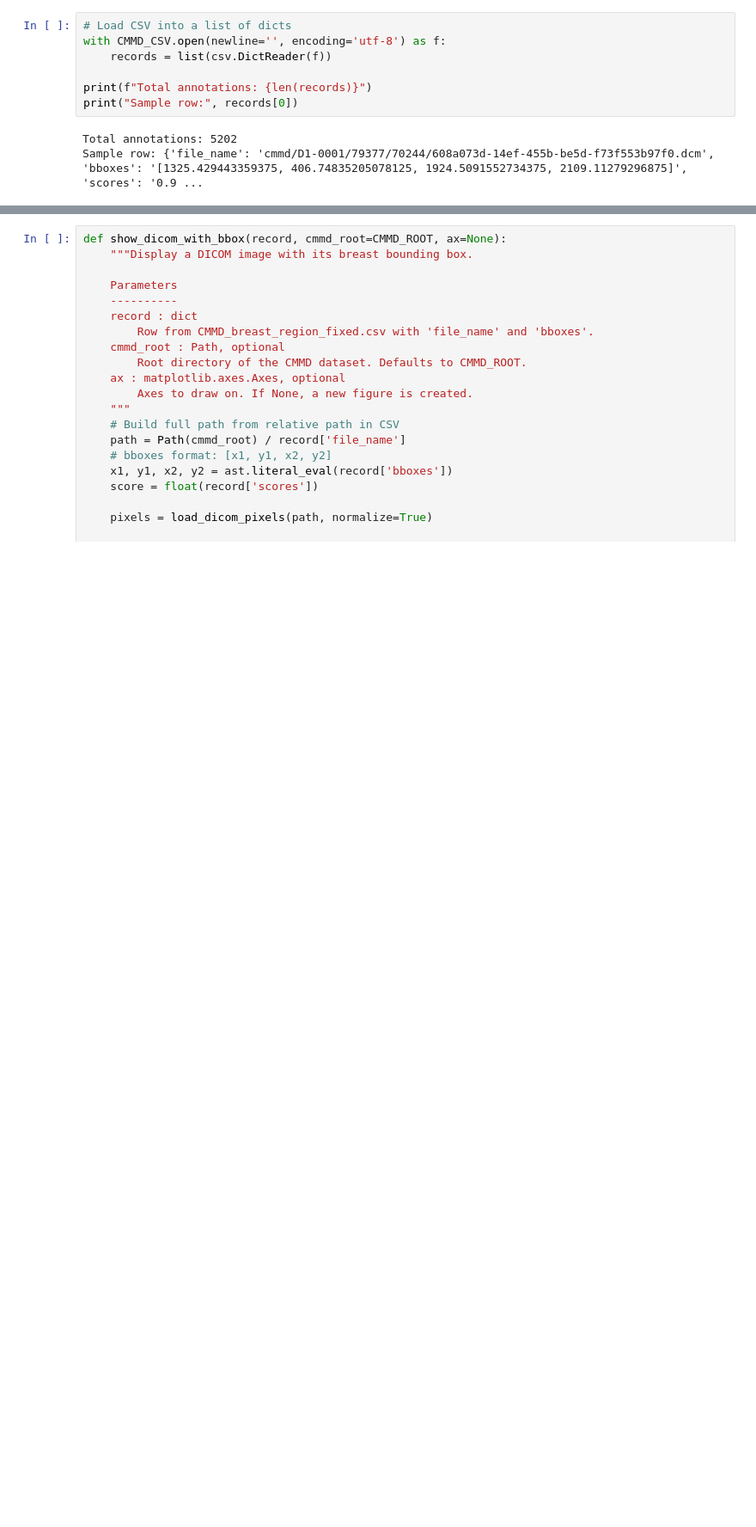
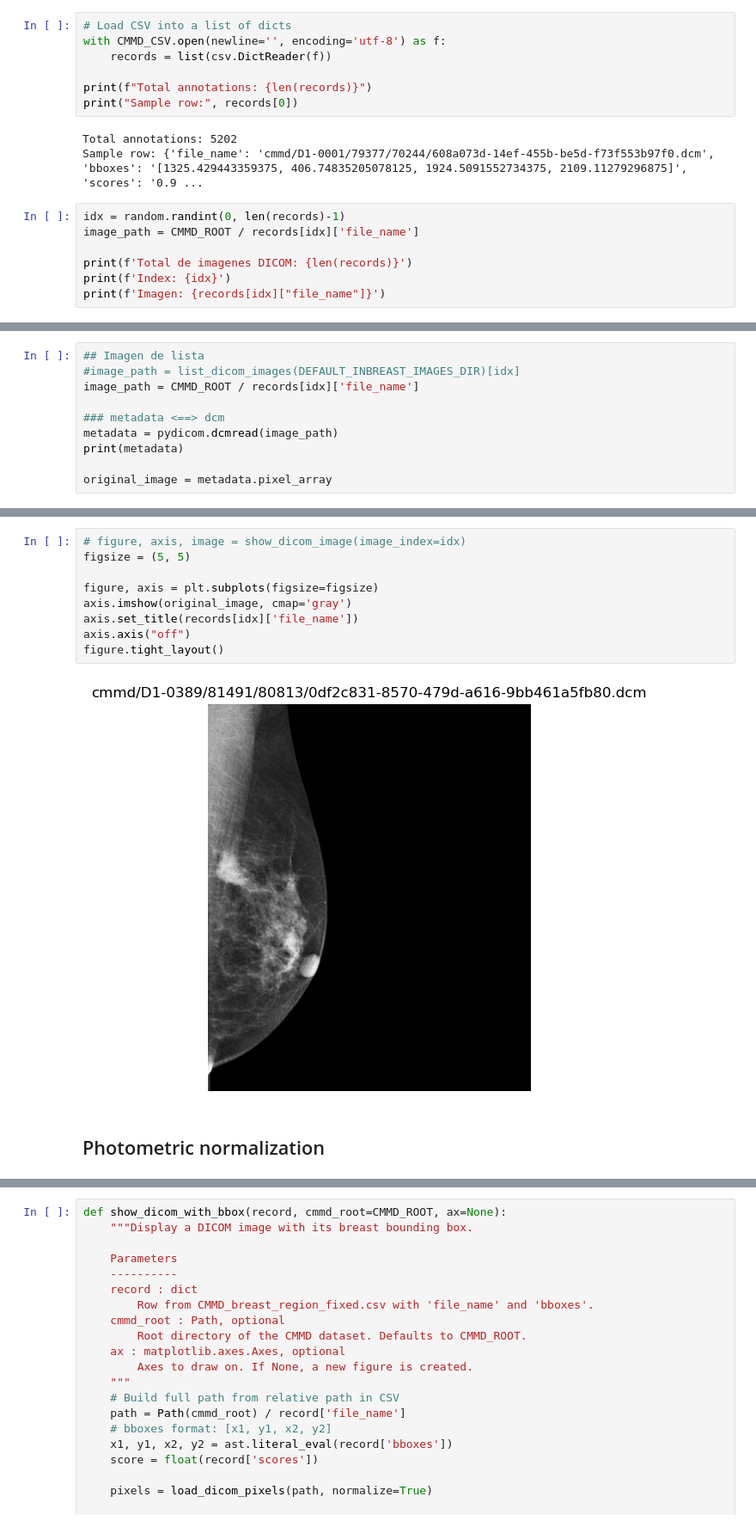
Before and after one commit to eloygarcia/Preprocessing, a Jupyter notebook: notebooks/02_cmmd_breast_regions.ipynb, the cells around one changed output, grey strips where cells are left out. Shown at 86% size. Saved outputs shown, nothing was run; the diff lists cells and outputs as text; blank space fills up the shorter version.

```diff
--- a/notebooks/02_cmmd_breast_regions.ipynb
+++ b/notebooks/02_cmmd_breast_regions.ipynb
@@ -28,3 +28,10 @@ print("Sample row:", records[0])
 # %% [output]
 Total annotations: 5202
 Sample row: {'file_name': 'cmmd/D1-0001/79377/70244/608a073d-14ef-455b-be5d-f73f553b97f0.dcm', 'bboxes': '[1325.429443359375, 406.74835205078125, 1924.5091552734375, 2109.11279296875]', 'scores': '0.9 ...
+# %%
+idx = random.randint(0, len(records)-1)
+image_path = CMMD_ROOT / records[idx]['file_name']
+
+print(f'Total de imagenes DICOM: {len(records)}')
+print(f'Index: {idx}')
+print(f'Imagen: {records[idx]["file_name"]}')
@@ -30,0 +64,10 @@ Sample row: {'file_name': 'cmmd/D1-0001/79377/70244/608a073d-14ef-455b-be5d-f73f
+# %%
+## Imagen de lista
+#image_path = list_dicom_images(DEFAULT_INBREAST_IMAGES_DIR)[idx]
+image_path = CMMD_ROOT / records[idx]['file_name']
+
+### metadata <==> dcm
+metadata = pydicom.dcmread(image_path)
+print(metadata)
+
+original_image = metadata.pixel_array
@@ -30,0 +92,13 @@ Sample row: {'file_name': 'cmmd/D1-0001/79377/70244/608a073d-14ef-455b-be5d-f73f
+# %%
+# figure, axis, image = show_dicom_image(image_index=idx)
+figsize = (5, 5)
+
+figure, axis = plt.subplots(figsize=figsize)
+axis.imshow(original_image, cmap='gray')
+axis.set_title(records[idx]['file_name'])
+axis.axis("off")
+figure.tight_layout()
+# %% [output]
+[figure, added]
+# %% [markdown]
+## Photometric normalization
```
Also changed, not shown: parts of 12 cells of this notebook, 4 other files.
